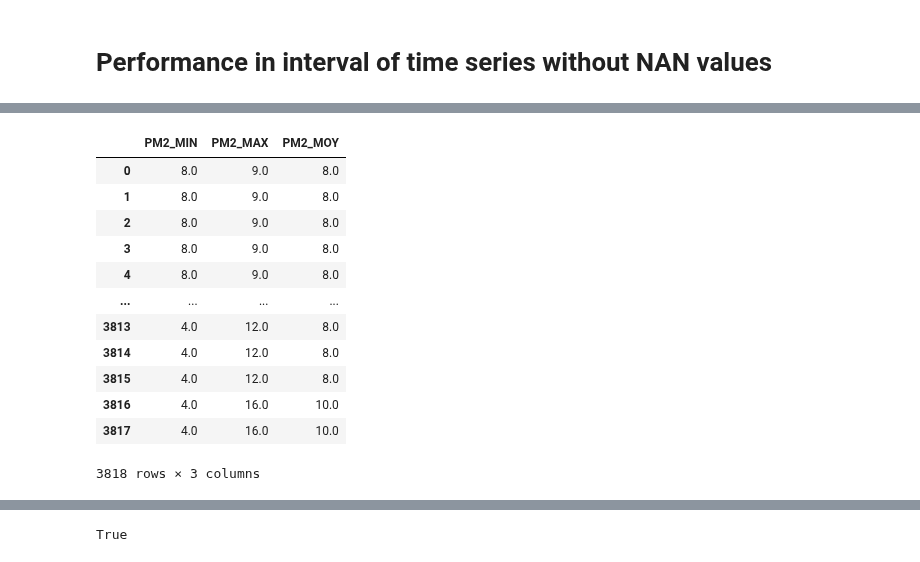
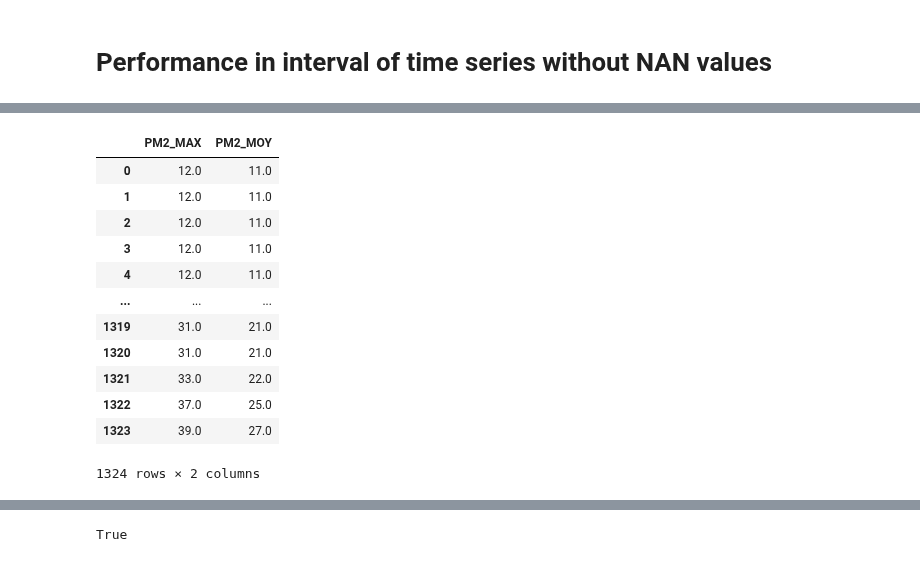
Before and after one commit to TEAM-IMT/air-polution-sensor, a Jupyter notebook: fancyimpute.ipynb, the cells around one changed output, grey strips where cells are left out. Cells and saved outputs as stored; diff of their text form; code cells hidden in the pictures.

```diff
--- a/fancyimpute.ipynb
+++ b/fancyimpute.ipynb
@@ -639,4 +630,7 @@ super_df.head()
+# %%
+super_df = pd.read_csv('/content/drive/MyDrive/IMT Atlantique/Project_S5_Air/air-polution-sensor/data/super_df.csv', header=0, index_col=0)
 # %%
-aux = super_df[(super_df['Sensor'] == 'sensor14v2.csv') | (super_df['Sensor'] == 'sensor13v2.csv') | (super_df['Sensor'] == 'sensor12v2.csv')]
+#aux = super_df[(super_df['Sensor'] == 'sensor14v2.csv')]
+aux = super_df[(super_df['Sensor'] == 'sensor14v2.csv') | (super_df['Sensor'] == 'sensor13v2.csv') | (super_df['Sensor'] == 'sensor12v2.csv') | (super_df['Sensor'] == 'sensor11v2.csv') | (super_df['Sensor'] == 'sensor10v2.csv') | (super_df['Sensor'] == 'sensor9v2.csv') | (super_df['Sensor'] == 'sensor8v2.csv') | (super_df['Sensor'] == 'sensor7v2.csv') ]
 aux =aux.dropna().reset_index()
 #aux.isnull().sum().sum()
@@ -643,18 +645,18 @@ aux =aux.dropna().reset_index()
 # %%
-#nn = aux.drop(columns=['index', 'Sensor', 'Date', 'Hour', 'PM2_MIN', 'PM2_MAX'])
-nn = aux.drop(columns=['index', 'Sensor', 'Date', 'Hour'])
+nn = aux.drop(columns=['index', 'Sensor', 'Date', 'Hour', 'PM2_MIN'])
+#nn = aux.drop(columns=['index', 'Sensor', 'Date', 'Hour'])
 nn
 # %% [output]
-|  | PM2_MIN | PM2_MAX | PM2_MOY |
-| 0 | 8.0 | 9.0 | 8.0 |
-| 1 | 8.0 | 9.0 | 8.0 |
-| 2 | 8.0 | 9.0 | 8.0 |
-| 3 | 8.0 | 9.0 | 8.0 |
-| 4 | 8.0 | 9.0 | 8.0 |
-| ... | ... | ... | ... |
-| 3813 | 4.0 | 12.0 | 8.0 |
-| 3814 | 4.0 | 12.0 | 8.0 |
-| 3815 | 4.0 | 12.0 | 8.0 |
-| 3816 | 4.0 | 16.0 | 10.0 |
-| 3817 | 4.0 | 16.0 | 10.0 |
+|  | PM2_MAX | PM2_MOY |
+| 0 | 12.0 | 11.0 |
+| 1 | 12.0 | 11.0 |
+| 2 | 12.0 | 11.0 |
+| 3 | 12.0 | 11.0 |
+| 4 | 12.0 | 11.0 |
+| ... | ... | ... |
+| 1319 | 31.0 | 21.0 |
+| 1320 | 31.0 | 21.0 |
+| 1321 | 33.0 | 22.0 |
+| 1322 | 37.0 | 25.0 |
+| 1323 | 39.0 | 27.0 |
-3818 rows × 3 columns
+1324 rows × 2 columns
```
Also changed, not shown: parts of 24 cells of this notebook.
